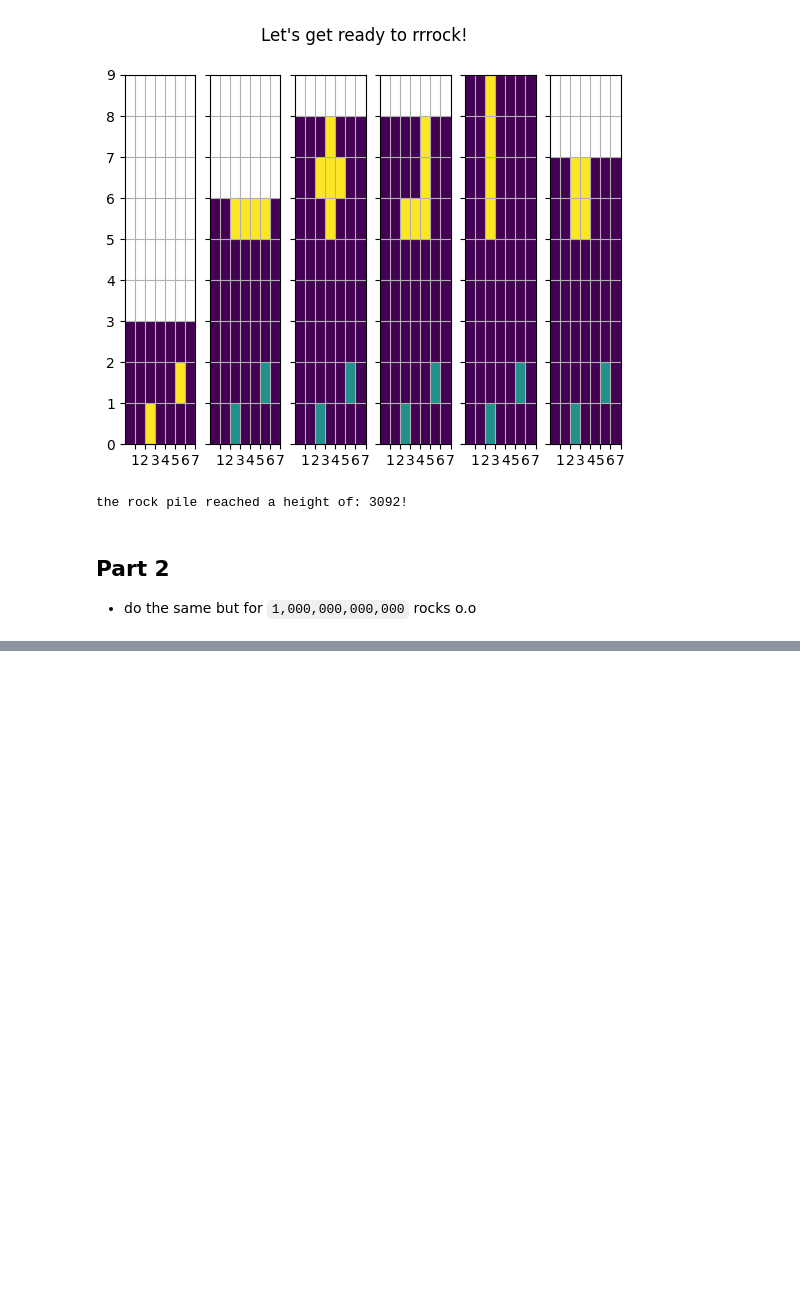
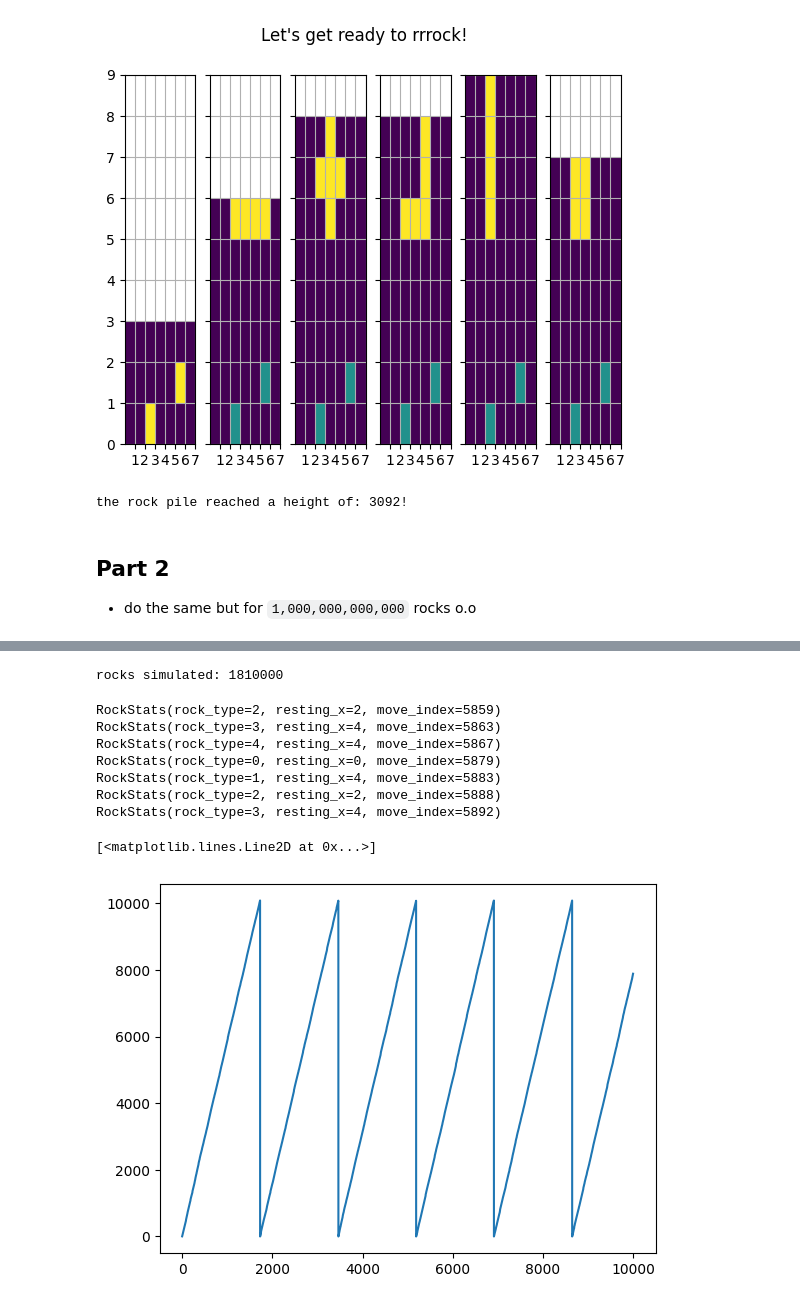
Before and after one commit to nouseforkeys/advent_of_code_22, a Jupyter notebook: day_17.ipynb, the cells around one changed output, grey strips where cells are left out. Drawn from its saved outputs; the diff is of its cells as text; code cells hidden in the pictures; blank space fills up the shorter version.

```diff
--- a/day_17.ipynb
+++ b/day_17.ipynb
@@ -224,0 +300,52 @@ ax.grid('ON')
+# %%
+# with the modified simulation func we can now check in periodically to see
+# if we've got any matches
+def find_matching_stats(stats: list[RockStats]) -> tuple[int]|None:
+    """
+    returns a tuple of ints if any stats match, else returns None
+    """
+    for index_a, stat_a in enumerate(stats):
+        for index_b, stat_b in enumerate(stats):
+            if stat_a == stat_b:
+                return index_a, index_b
+    return None
+
+stat_chamber = []
+stat_rocks = deepcopy(rocks)
+rock_type = 0
+stat_moves = deepcopy(moves)
+move_count = 0
+stats = []
+
+result = None
+rocks_simulated = 0
+while result is None:
+    try:
+        stat_chamber, stat_rocks, stat_moves, new_stats = \
+            run_rock_sim_with_stats(
+                    10000, [], stat_moves, move_count, rocks, rock_type)
+    except KeyboardInterrupt:
+        break
+    stats += new_stats
+    results = find_matching_stats(stats)
+    rocks_simulated += 10000
+    print(f'rocks simulated: {rocks_simulated}', end='\r')
+    move_count = stats[-1].move_index
+    rock_type = stats[-1].rock_type
+# %% [output]
+rocks simulated: 1810000
+# %%
+for stat in stats[997:1004]:
+    print(stat)
+fig, ax = plt.subplots()
+ax.plot([rock.move_index for rock in stats])
+# %% [output]
+RockStats(rock_type=2, resting_x=2, move_index=5859)
+RockStats(rock_type=3, resting_x=4, move_index=5863)
+RockStats(rock_type=4, resting_x=4, move_index=5867)
+RockStats(rock_type=0, resting_x=0, move_index=5879)
+RockStats(rock_type=1, resting_x=4, move_index=5883)
+RockStats(rock_type=2, resting_x=2, move_index=5888)
+RockStats(rock_type=3, resting_x=4, move_index=5892)
+[<matplotlib.lines.Line2D at 0x...>]
+[figure, added]
```
Also changed, not shown: parts of 6 cells of this notebook.
